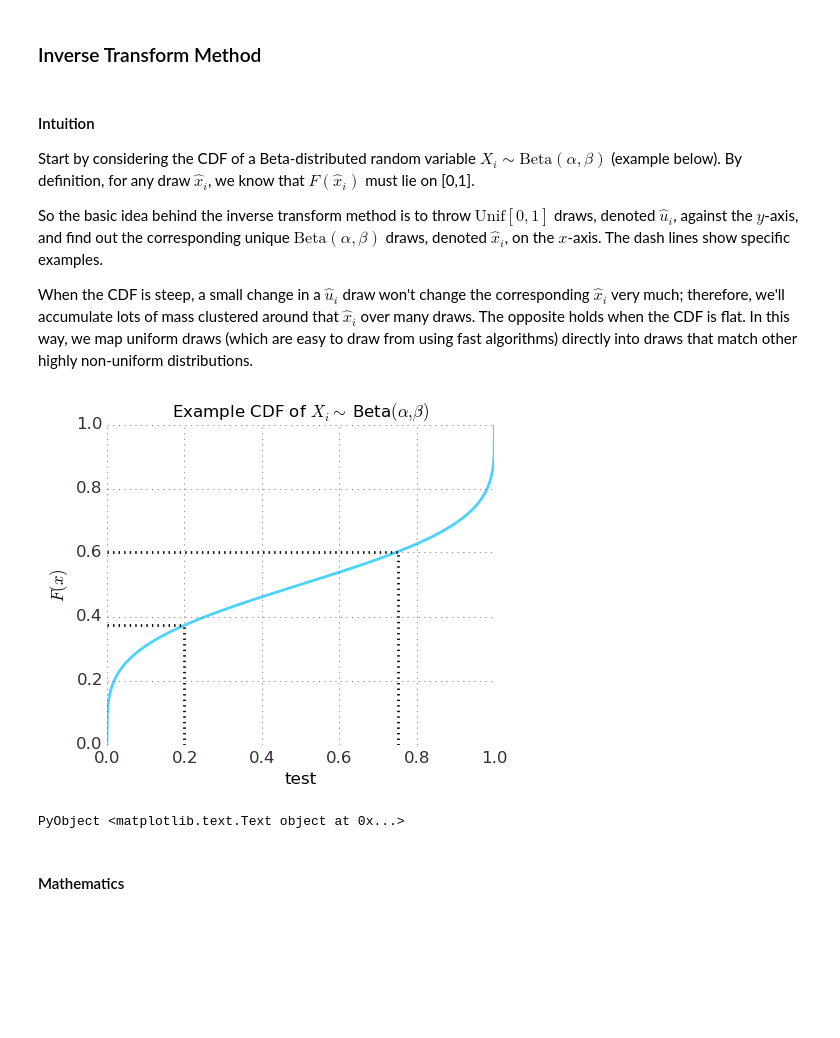
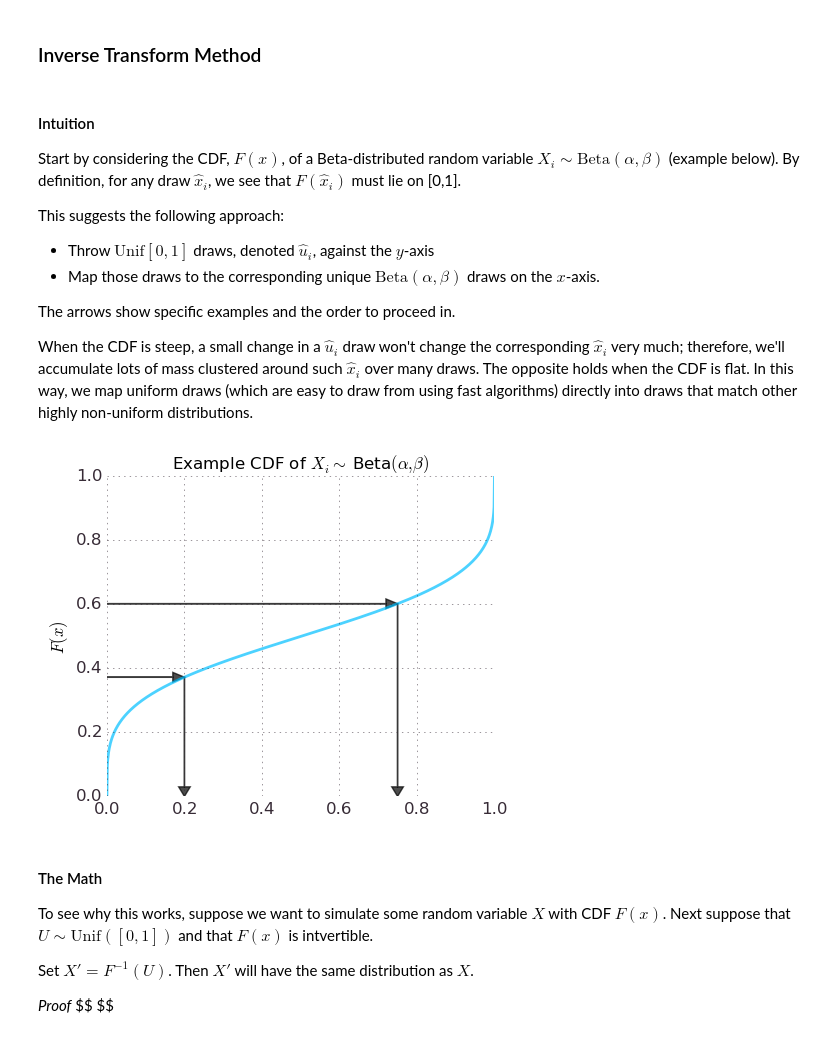
Before and after one commit to MattCocci/Notes, a Jupyter notebook: StatEconFinance/AppliedStochasticAnalysis/Notebooks/MonteCarloMethods.ipynb, the cells around one changed output. Drawn from its saved outputs; the diff is of its cells as text; code cells hidden in the pictures; blank space fills up the shorter version.

Commit message:
Update MC Methods

```diff
--- a/StatEconFinance/AppliedStochasticAnalysis/Notebooks/MonteCarloMethods.ipynb
+++ b/StatEconFinance/AppliedStochasticAnalysis/Notebooks/MonteCarloMethods.ipynb
@@ -14,29 +11,42 @@ plt.style[:available];
 # %% [markdown]
 #### Intuition
 
-Start by considering the CDF of a Beta-distributed random variable $X_i \sim \text{Beta}(\alpha,\beta)$ (example below). By definition, for any draw $\hat{x}_i$, we know that $F(\hat{x}_i)$ must lie on [0,1].
+Start by considering the CDF, $F(x)$, of a Beta-distributed random variable $X_i \sim \text{Beta}(\alpha,\beta)$ (example below). By definition, for any draw $\hat{x}_i$, we see that $F(\hat{x}_i)$ must lie on [0,1].
 
-So the basic idea behind the inverse transform method is to throw $\text{Unif}[0,1]$ draws, denoted $\hat{u}_i$, against the $y$-axis, and find out the corresponding unique $\text{Beta}(\alpha,\beta)$ draws, denoted $\hat{x}_i$, on the $x$-axis. The dash lines show specific examples.
+This suggests the following approach:
+* Throw $\text{Unif}[0,1]$ draws, denoted $\hat{u}_i$, against the $y$-axis
+* Map those draws to the corresponding unique $\text{Beta}(\alpha,\beta)$ draws on the $x$-axis.
 
-When the CDF is steep, a small change in a $\hat{u}_i$ draw won't change the corresponding $\hat{x}_i$ very much; therefore, we'll accumulate lots of mass clustered around that $\hat{x}_i$ over many draws. The opposite holds when the CDF is flat. In this way, we map uniform draws (which are easy to draw from using fast algorithms) directly into draws that match other highly non-uniform distributions.
+The arrows show specific examples and the order to proceed in.
+
+When the CDF is steep, a small change in a $\hat{u}_i$ draw won't change the corresponding $\hat{x}_i$ very much; therefore, we'll accumulate lots of mass clustered around such $\hat{x}_i$ over many draws. The opposite holds when the CDF is flat. In this way, we map uniform draws (which are easy to draw from using fast algorithms) directly into draws that match other highly non-uniform distributions.
 # %%
 α, β = 0.25, 0.25
 f, F = map((fcn) -> ((x) -> fcn(Beta(α,β), x)), [pdf, cdf])
 x = 0:0.001:1
-    lines_at = [0.2, 0.75];
 
+p = Array(Any,4)
 figure(figsize=(5,4))
+
 plot(x,F(x), alpha=0.7);
-p = Array(Any,4);
-p[1:2] = map(x -> plot([x, x], [0, F(x)]),    lines_at);
-p[3:4] = map(x -> plot([0, x], [F(x), F(x)]), lines_at);
-map((ph) -> setp(ph, color="black", linestyle=":"), p)
-ylabel(L"$F(x)$"); title(L"Example CDF of $X_i \sim $ Beta$(\alpha,\beta)$"); xlabel("test")
+lines_at = [0.2, 0.75]; arwsz = 0.03;
+draw_arrow = (x,y,dx,dy,sz) -> arrow(x, y, dx, dy, head_width=sz,head_length=sz)
+p[1:2] = map(x -> draw_arrow(0, F(x), x-arwsz, 0, arwsz), lines_at)
+p[3:4] = map(x -> draw_arrow(x, F(x), 0, -F(x)+arwsz, arwsz), lines_at)
+map(ph -> setp(ph, facecolor="black", edgecolor="black", alpha=0.7), p)
+ylabel(L"$F(x)$"); title(L"Example CDF of $X_i \sim $ Beta$(\alpha,\beta)$");
 # %% [output]
-[figure, old version]
+[figure, new version]
-PyObject <matplotlib.text.Text object at 0x...>
-# %% [markdown]
-#### Mathematics
+# %% [markdown]
+#### The Math
+
+To see why this works, suppose we want to simulate some random variable $X$ with CDF $F(x)$. Next suppose that $U\sim\text{Unif}([0,1])$ and that $F(x)$ is intvertible.
+
+Set $X' = F^{-1}(U)$. Then $X'$ will have the same distribution as $X$.
+
+_Proof_
+$$
+$$
 # %% [markdown]
 #### Example
 
```
Also changed, not shown: parts of 3 cells of this notebook, 1 other file.
